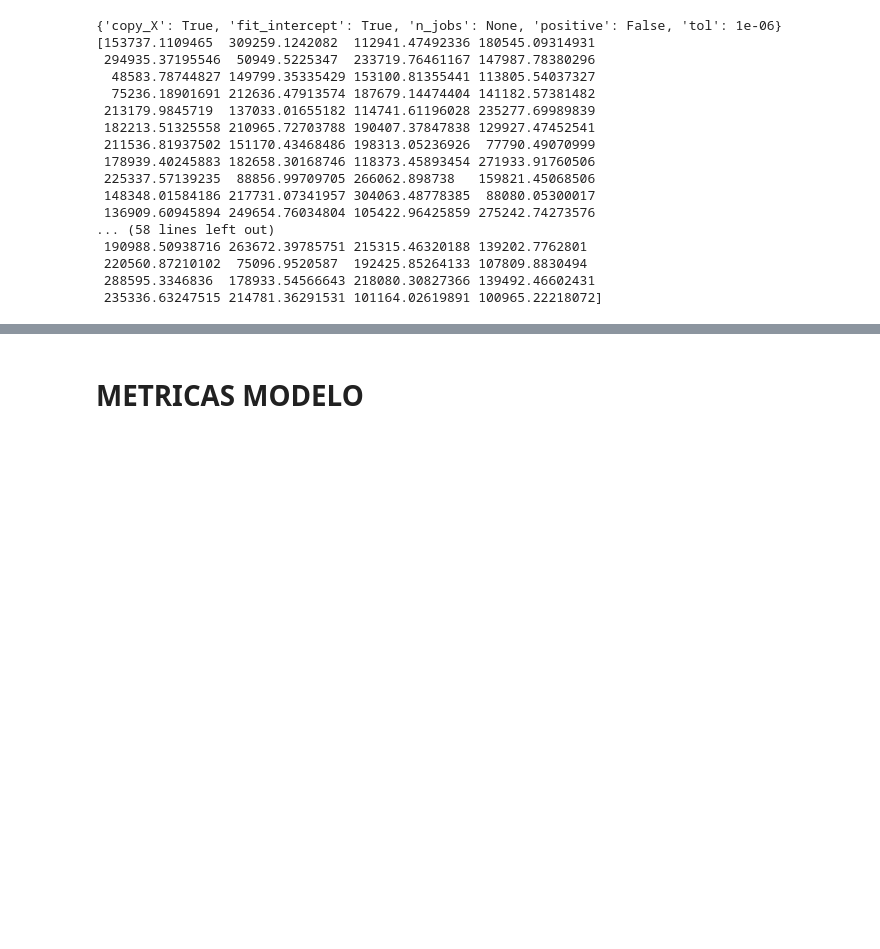
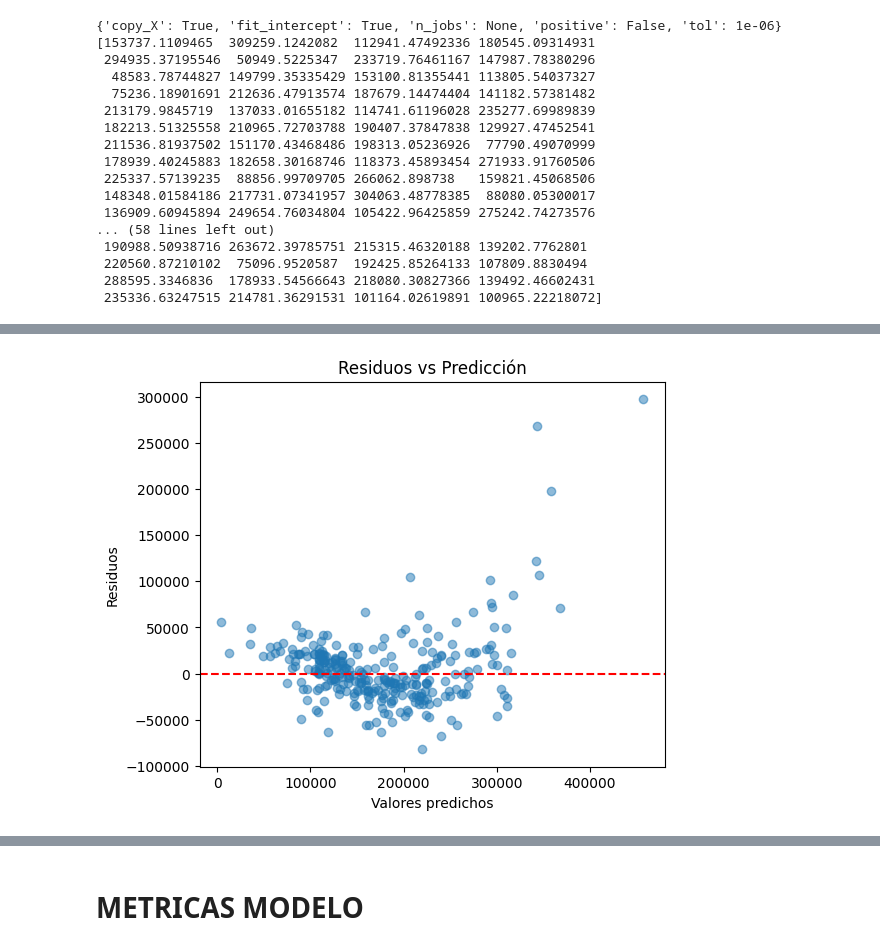
Before and after one commit to NESHGP04/Lab3-MD, a Jupyter notebook: modelo.ipynb, the cells around one changed output, grey strips where cells are left out. Saved outputs shown, nothing was run; the diff lists cells and outputs as text; code cells hidden in the pictures; blank space fills up the shorter version.

```diff
--- a/modelo.ipynb
+++ b/modelo.ipynb
@@ -196,0 +272,21 @@ strong multicollinearity problems or that the design matrix is singular.
+# %%
+# Variables seleccionadas para el modelo reducido
+vars_reducidas = [
+    "OverallQual",
+    "GrLivArea",
+    "GarageCars",
+    "TotalBsmtSF",
+    "YearBuilt"
+]
+
+X_train_red = X_train[vars_reducidas]
+X_test_red = X_test[vars_reducidas]
+
+# agregar constante
+X_train_red = sm.add_constant(X_train_red)
+X_test_red = sm.add_constant(X_test_red)
+
+# entrenar modelo reducido
+modelo_reducido = sm.OLS(y_train, X_train_red).fit()
+
+print(modelo_reducido.summary())
@@ -196,0 +311,3 @@ strong multicollinearity problems or that the design matrix is singular.
+# %%
+# predicciones
+y_pred_red = modelo_reducido.predict(X_test_red)
@@ -196,0 +339,17 @@ strong multicollinearity problems or that the design matrix is singular.
+# %%
+# calcular residuos
+residuos = y_test - y_pred_red
+# %%
+import matplotlib.pyplot as plt
+
+plt.figure(figsize=(6,5))
+plt.scatter(y_pred_red, residuos, alpha=0.5)
+plt.axhline(0, color="red", linestyle="--")
+
+plt.xlabel("Valores predichos")
+plt.ylabel("Residuos")
+plt.title("Residuos vs Predicción")
+
+plt.show()
+# %% [output]
+[figure, added]
```
Also changed, not shown: parts of 12 cells of this notebook.
